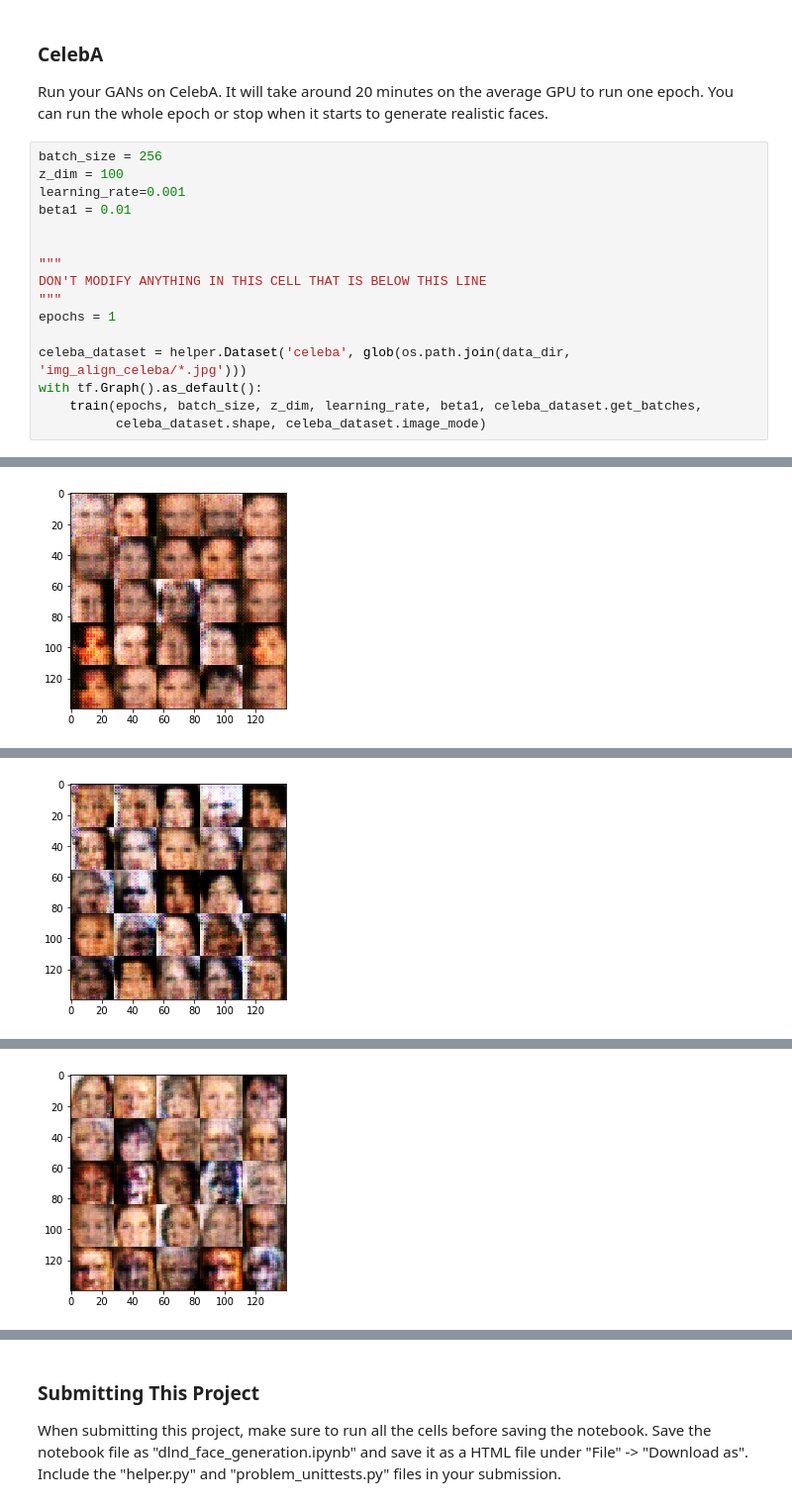
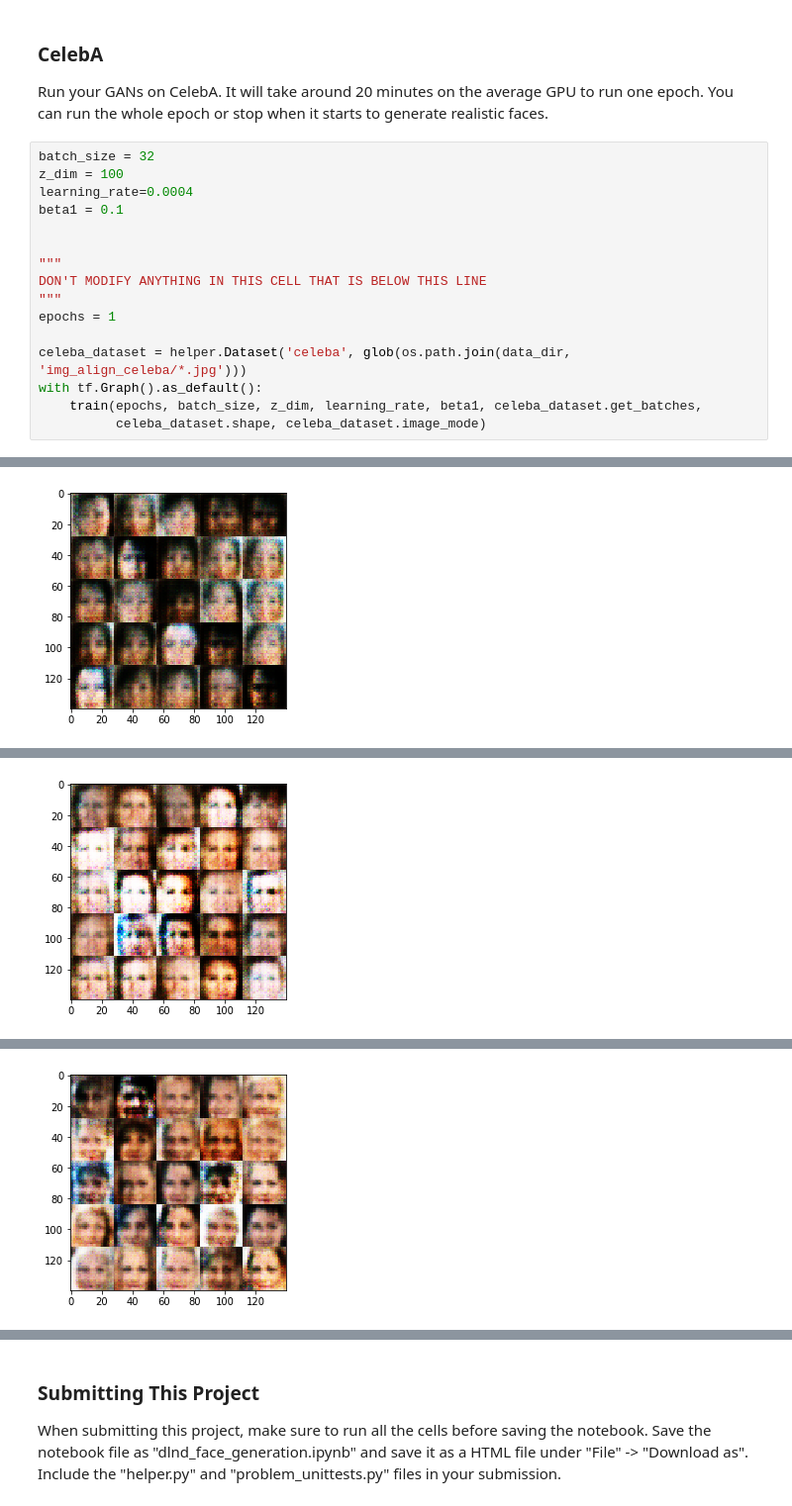
Before and after one commit to letyrodridc/Deep-Learning-Udacity, a Jupyter notebook: face_generation/dlnd_face_generation.ipynb, the cells around one changed output, grey strips where cells are left out. Shown at 99% size. Cells and saved outputs as stored; diff of their text form.

```diff
--- a/face_generation/dlnd_face_generation.ipynb
+++ b/face_generation/dlnd_face_generation.ipynb
@@ -427,10 +427,10 @@ Epoch 2/2... Discriminator Loss: 1.1112... Generator Loss: 0.5125
 ### CelebA
 Run your GANs on CelebA.  It will take around 20 minutes on the average GPU to run one epoch.  You can run the whole epoch or stop when it starts to generate realistic faces.
 # %%
-batch_size = 256
+batch_size = 32
 z_dim = 100
-learning_rate=0.001
-beta1 = 0.01
+learning_rate=0.0004
+beta1 = 0.1
 
 
 """
@@ -449 +449 @@ Epoch 1/1... Discriminator Loss: 1.3795... Generator Loss: 1.3652
-[figure, old version]
+[figure, new version]
@@ -451 +451 @@ Epoch 1/1... Discriminator Loss: 1.4816... Generator Loss: 1.1526
-[figure, old version]
+[figure, new version]
@@ -453 +453 @@ Epoch 1/1... Discriminator Loss: 1.4696... Generator Loss: 0.9091
-[figure, old version]
+[figure, new version]
```
Also changed, not shown: parts of 2 cells of this notebook.
